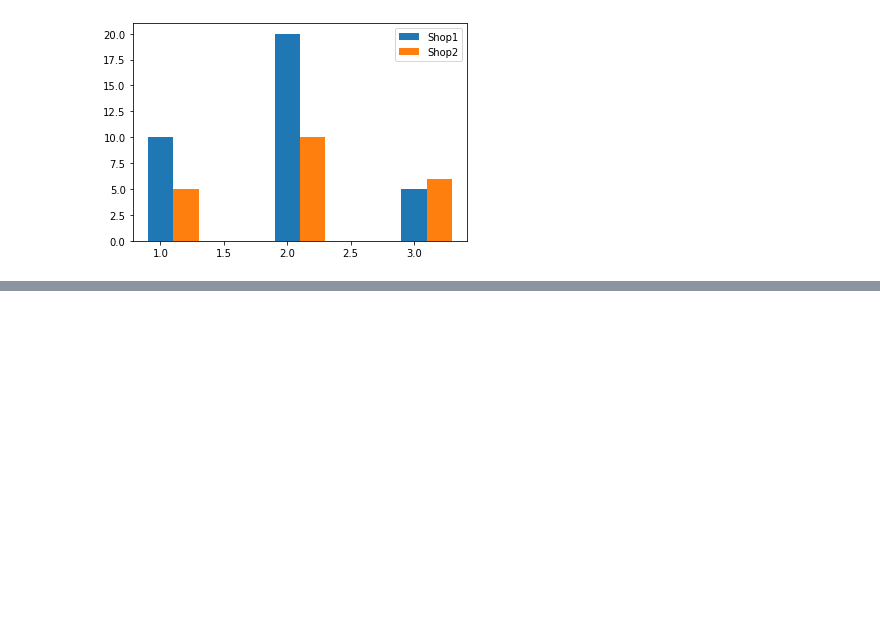
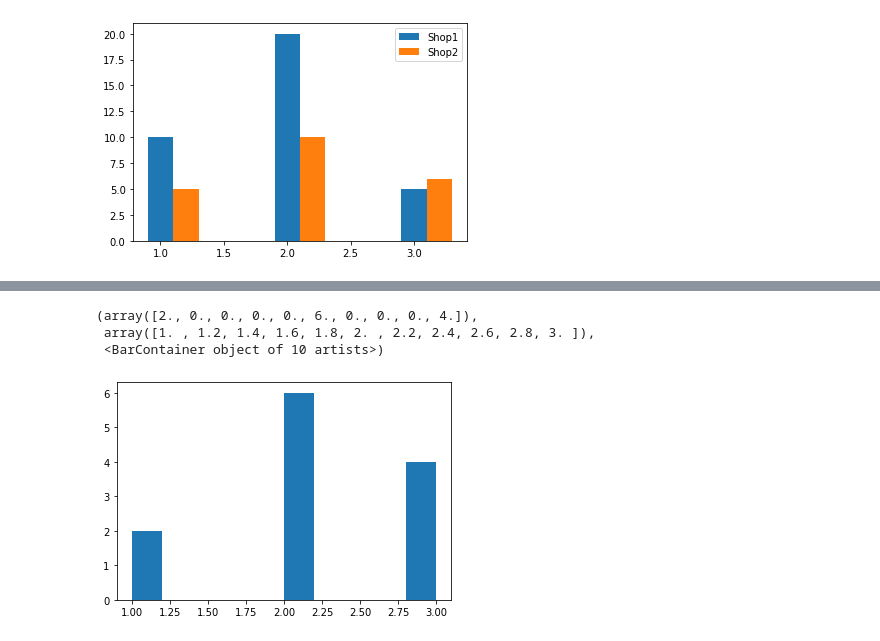
Before and after one commit to dailycodeminskole/FEB_DS_7AM, a Jupyter notebook: 60_TYPES OF PLOTS.ipynb, the cells around one changed output, grey strips where cells are left out. Drawn from its saved outputs; the diff is of its cells as text; code cells hidden in the pictures; blank space fills up the shorter version.

```diff
--- a/60_TYPES OF PLOTS.ipynb
+++ b/60_TYPES OF PLOTS.ipynb
@@ -46,0 +62,8 @@ plt.show()
+# %%
+vals = [1,2,3,1,2,3,3,2,3,2,2,2]
+plt.hist(vals)
+# %% [output]
+(array([2., 0., 0., 0., 0., 6., 0., 0., 0., 4.]),
+ array([1. , 1.2, 1.4, 1.6, 1.8, 2. , 2.2, 2.4, 2.6, 2.8, 3. ]),
+ <BarContainer object of 10 artists>)
+[figure, added]
```
Also changed, not shown: parts of 20 cells of this notebook.
